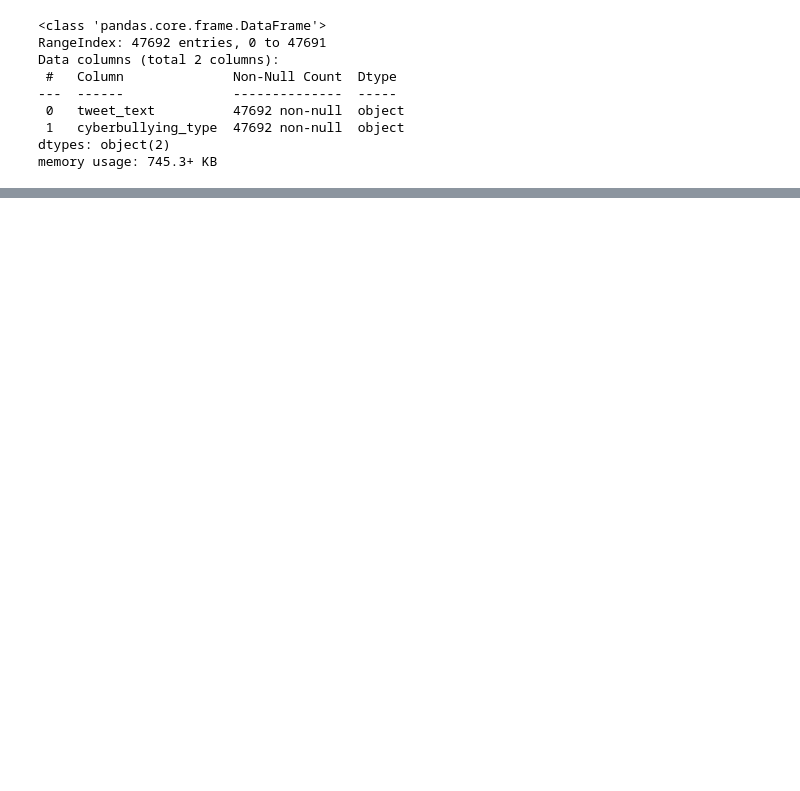
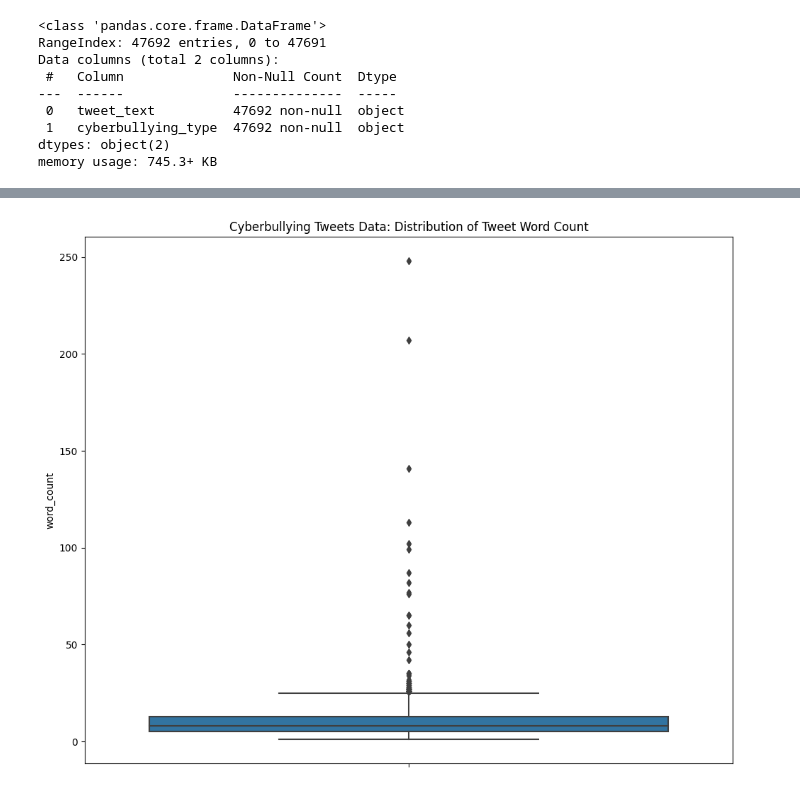
Before and after one commit to benkarabinus/nerdy_data_stuff, a Jupyter notebook: DU/COMP4449/FinalRough/FinalRough.ipynb, the cells around one changed output, grey strips where cells are left out. Saved outputs shown, nothing was run; the diff lists cells and outputs as text; code cells hidden in the pictures; blank space fills up the shorter version.

```diff
--- a/DU/COMP4449/FinalRough/FinalRough.ipynb
+++ b/DU/COMP4449/FinalRough/FinalRough.ipynb
@@ -64,4 +202,0 @@ def clean_text(text):
-# %%
-"""apply the clean text function to the data"""
-
-tweets['tweet_text'] = tweets['tweet_text'].apply(clean_text)
@@ -90,0 +203,12 @@ train_df['tweet_text'][0]
+# %%
+"""visualize the distribution of tweet text word count"""
+
+# get a rough word count for each tweet
+tweets['word_count'] = tweets['tweet_text'].apply(lambda x: len(x.split(" ")))
+# plot a histogram to view the distribution of word count
+fig, ax = plt.subplots(figsize=(10,8))
+sns.boxplot(data=tweets, y='word_count')
+plt.title('Cyberbullying Tweets Data: Distribution of Tweet Word Count')
+plt.tight_layout()
+# %% [output]
+[figure, added]
```
Also changed, not shown: parts of 31 cells of this notebook, 2 other files.
